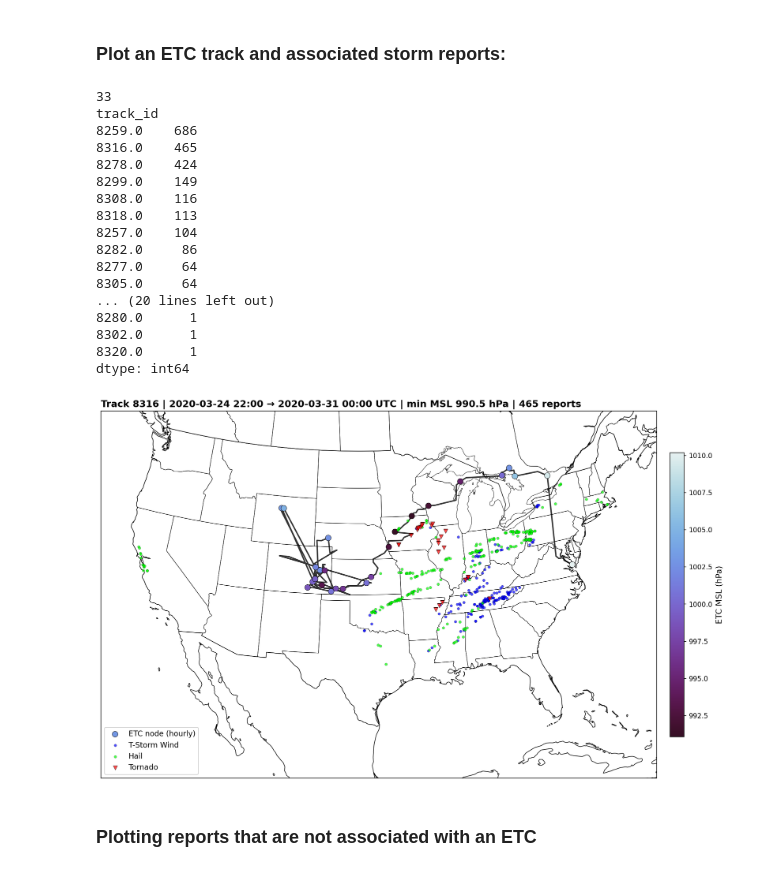
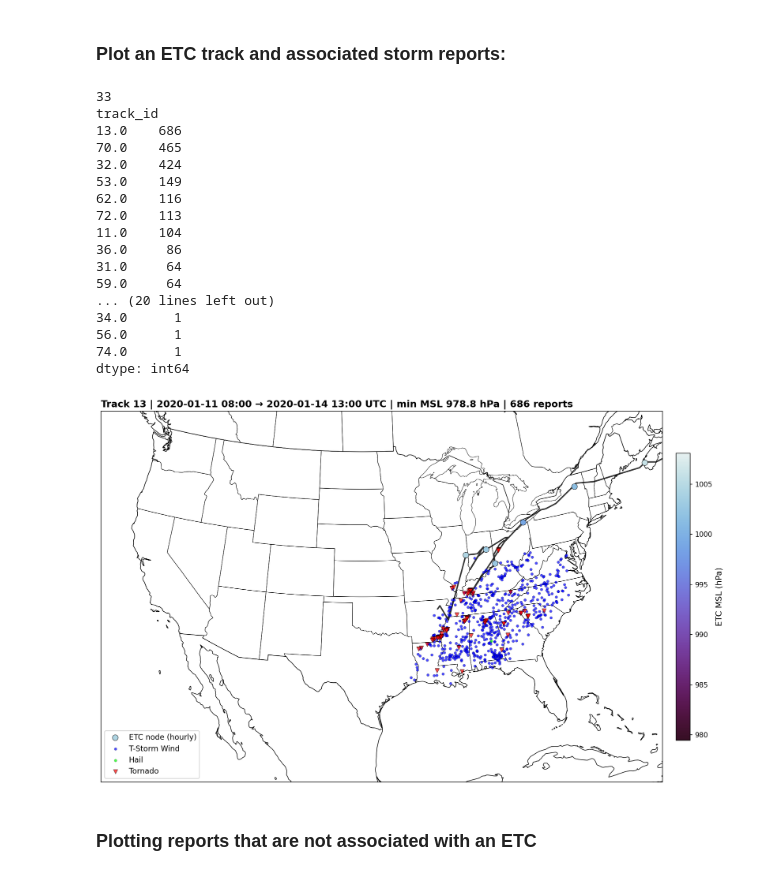
Before and after one commit to augustlepique/circs-research, a Jupyter notebook: reports_and_ETCs.ipynb, the cells around one changed output. Drawn from its saved outputs; the diff is of its cells as text; code cells hidden in the pictures.

```diff
--- a/reports_and_ETCs.ipynb
+++ b/reports_and_ETCs.ipynb
@@ -84,8 +84,8 @@ df_winter_scs_2020 = df_winter_scs_2020[df_winter_scs_2020['BEGIN_DT'].dt.month.
 ### Load in track data
 # %%
 ## Loading in the ETC track data:
-#tracks = parse_nodefile('/data1/lepique/era5_test/tracks_hourly_2020_5.txt')
-tracks = parse_nodefile('/data1/lepique/era5_test/trajsens2.ERA5.hourly_kiefer.txt')
+tracks = parse_nodefile('/data1/lepique/era5_test/track_sensitivities/tracks_hourly_2020_9.txt')
+#tracks = parse_nodefile('/data1/lepique/era5_test/trajsens2.ERA5.hourly_kiefer.txt')
 
 tracks = filter_tracks(tracks)
 # %%
@@ -834,25 +818,25 @@ print(top_tracks)
 # %% [output]
 33
 track_id
-8259.0    686
-8316.0    465
-8278.0    424
-8299.0    149
-8308.0    116
-8318.0    113
-8257.0    104
-8282.0     86
-8277.0     64
-8305.0     64
+13.0    686
+70.0    465
+32.0    424
+53.0    149
+62.0    116
+72.0    113
+11.0    104
+36.0     86
+31.0     64
+59.0     64
 ... (20 lines left out)
-8280.0      1
-8302.0      1
-8320.0      1
+34.0      1
+56.0      1
+74.0      1
 dtype: int64
 # %%
-plot_track_case(reports_tagged, tracks_h, 8316.0, track_meta=tracks_meta)
+plot_track_case(reports_tagged, tracks_h, 13.0, track_meta=tracks_meta)
 # %% [output]
-[figure, old version]
+[figure, new version]
 # %% [markdown]
 ### Plotting reports that are not associated with an ETC
 # %%
```
Also changed, not shown: parts of 10 cells of this notebook, 4 other files.
